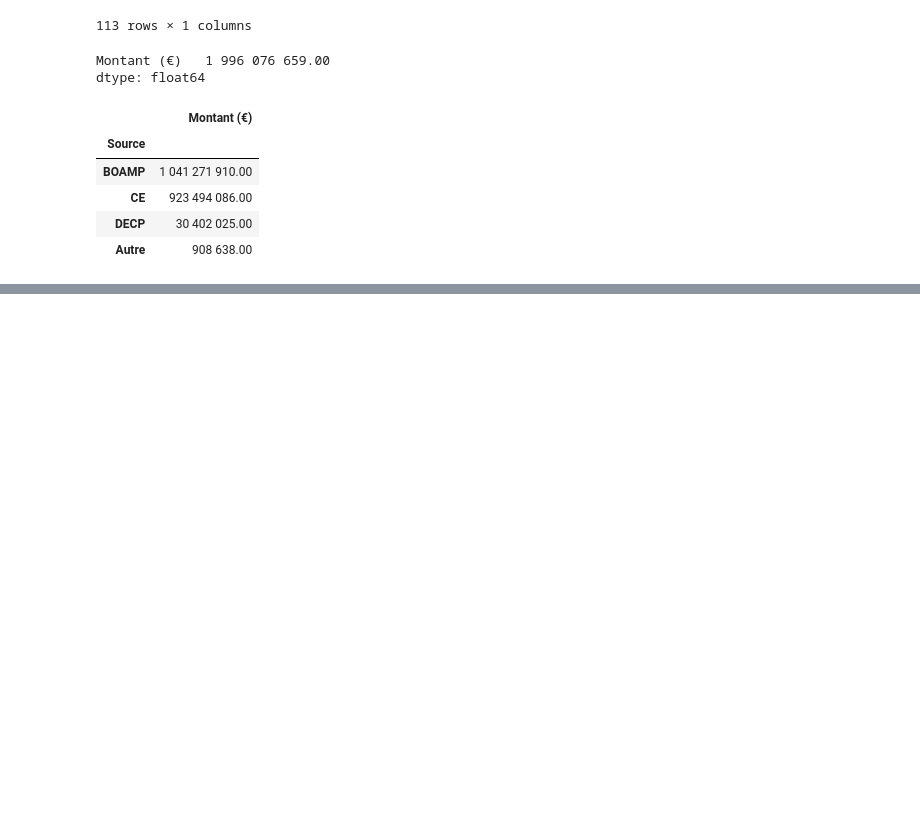
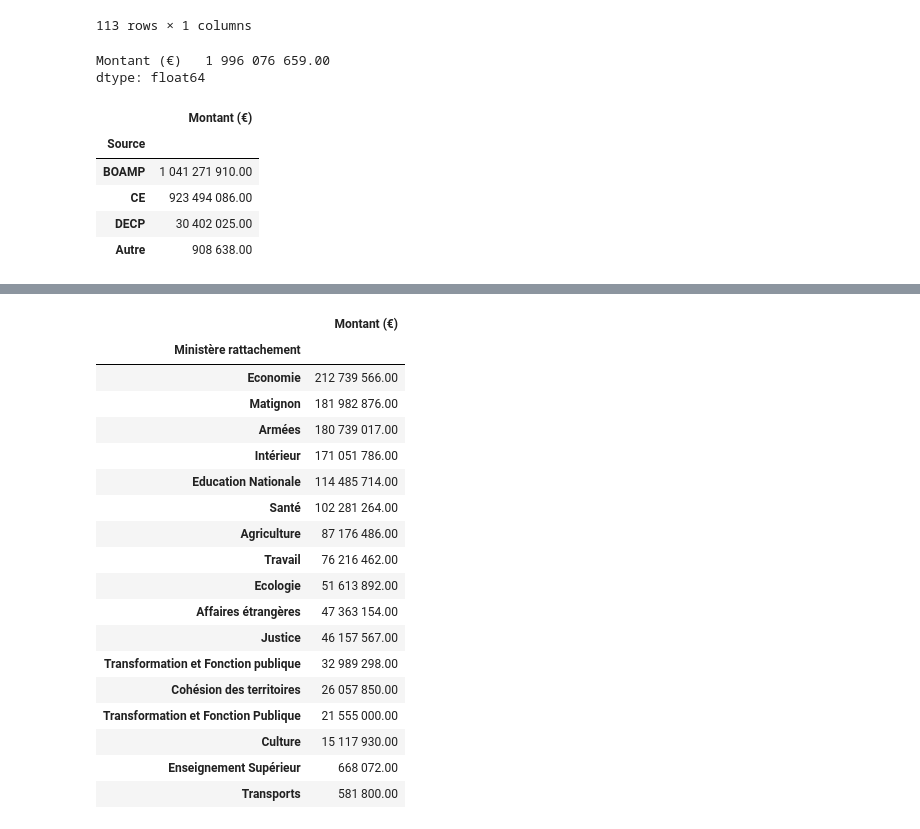
Before and after one commit to taniki/notebooks, a Jupyter notebook: sénat - cabinets de conseil/décodeurs.ipynb, the cells around one changed output, grey strips where cells are left out. Drawn from its saved outputs; the diff is of its cells as text; code cells hidden in the pictures; blank space fills up the shorter version.

```diff
--- a/sénat - cabinets de conseil/décodeurs.ipynb
+++ b/sénat - cabinets de conseil/décodeurs.ipynb
@@ -153,0 +178,29 @@ dtype: float64
+# %%
+(missions
+     .groupby(["Ministère rattachement"])
+     .sum()
+     .sort_values(by="Montant (€)", ascending=False)
+     .style
+         .pipe(pretty)
+         .bar(subset="Montant (€)")
+)
+# %% [output]
+|  | Montant (€) |
+| Ministère rattachement |  |
+| Economie | 212 739 566.00 |
+| Matignon | 181 982 876.00 |
+| Armées | 180 739 017.00 |
+| Intérieur | 171 051 786.00 |
+| Education Nationale | 114 485 714.00 |
+| Santé | 102 281 264.00 |
+| Agriculture | 87 176 486.00 |
+| Travail | 76 216 462.00 |
+| Ecologie | 51 613 892.00 |
+| Affaires étrangères | 47 363 154.00 |
+| Justice | 46 157 567.00 |
+| Transformation et Fonction publique | 32 989 298.00 |
+| Cohésion des territoires | 26 057 850.00 |
+| Transformation et Fonction Publique | 21 555 000.00 |
+| Culture | 15 117 930.00 |
+| Enseignement Supérieur | 668 072.00 |
+| Transports | 581 800.00 |
```
Also changed, not shown: parts of 10 cells of this notebook.
